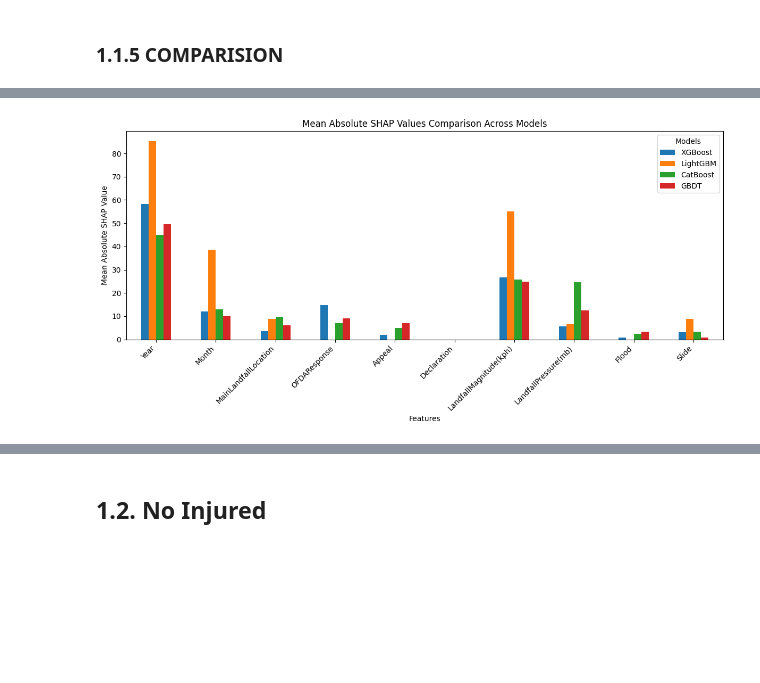
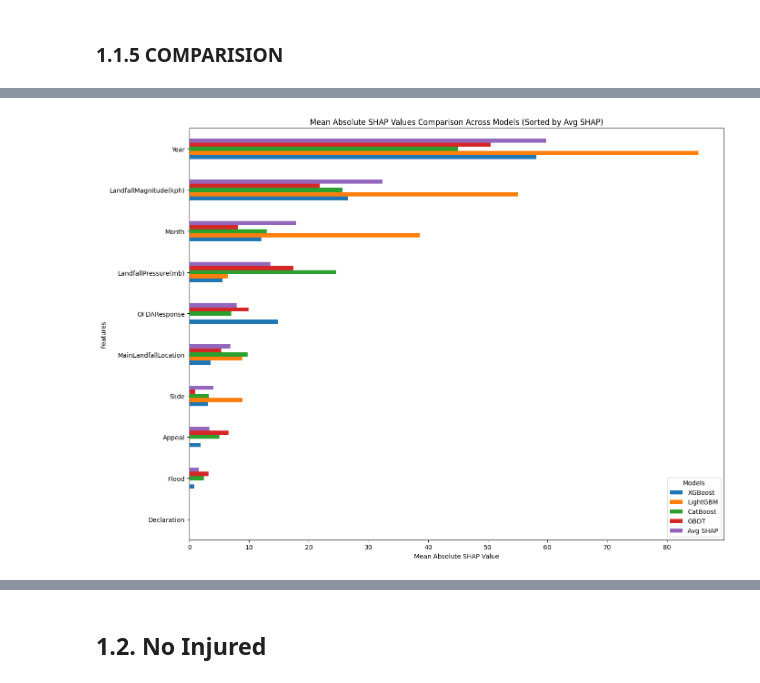
Before and after one commit to KanjiroReal/Vietnam-Storm-Damage-analysis, a Jupyter notebook: GBMs.ipynb, the cells around one changed output, grey strips where cells are left out. Drawn from its saved outputs; the diff is of its cells as text; code cells hidden in the pictures; blank space fills up the shorter version.

```diff
--- a/GBMs.ipynb
+++ b/GBMs.ipynb
@@ -326,2 +322,31 @@ OFDAResponse                6.0       8.5       8.0   8.0         7.625
 Flood                       9.0       8.5       9.0   9.0         8.875
 Declaration                10.0       8.5      10.0  10.0         9.625
+# %%
+import shap
+import pandas as pd
+import numpy as np
+
+models = [xgb_model, lgb_model, cat_model, gbdt_model]
+model_names = ['XGBoost', 'LightGBM', 'CatBoost', 'GBDT']
+feature_names = X_test.columns
+mean_abs_shap_values = {}
+ranked_features = {}
+
+for model, name in zip(models, model_names):
+    explainer = shap.TreeExplainer(model)
+    shap_values = explainer.shap_values(X_test)
+
+    mean_abs_shap = np.abs(shap_values).mean(axis=0)
+    mean_abs_shap_values[name] = mean_abs_shap
+
+mean_abs_shap_df = pd.DataFrame(mean_abs_shap_values, index=feature_names)
+
+mean_abs_shap_df['Avg SHAP'] = mean_abs_shap_df.mean(axis=1)
+sorted_shap_df = mean_abs_shap_df.sort_values(by='Avg SHAP', ascending=False)
+
+print("Sorted Mean Absolute SHAP Values Across Models:")
+print(sorted_shap_df)
+
+top_features = sorted_shap_df.head(7)
+print("\nTop Features Selected Based on SHAP Values:")
+print(top_features[['Avg SHAP']])
@@ -328,12 +371,13 @@ Declaration                10.0       8.5      10.0  10.0         9.625
 # %%
-# Plot combined SHAP feature importance for all models
-mean_abs_shap_df.plot(kind='bar', figsize=(12, 6))
-plt.title('Mean Absolute SHAP Values Comparison Across Models')
-plt.ylabel('Mean Absolute SHAP Value')
-plt.xlabel('Features')
-plt.xticks(rotation=45, ha='right')
-plt.legend(title='Models', loc='upper right')
+mean_abs_shap_df.rename(columns={'Avg SHAP': 'Avg SHAP'}, inplace=True)
+sorted_shap_df = mean_abs_shap_df.sort_values(by='Avg SHAP', ascending=True)
+
+sorted_shap_df[['XGBoost', 'LightGBM', 'CatBoost', 'GBDT', 'Avg SHAP']].plot(kind='barh', figsize=(14, 10))
+plt.title('Mean Absolute SHAP Values Comparison Across Models (Sorted by Avg SHAP)')
+plt.xlabel('Mean Absolute SHAP Value')
+plt.ylabel('Features')
+plt.legend(title='Models', loc='lower right')
 plt.tight_layout()
 plt.show()
 # %% [output]
-[figure, old version]
+[figure, new version]
```
Also changed, not shown: parts of 54 cells of this notebook.
